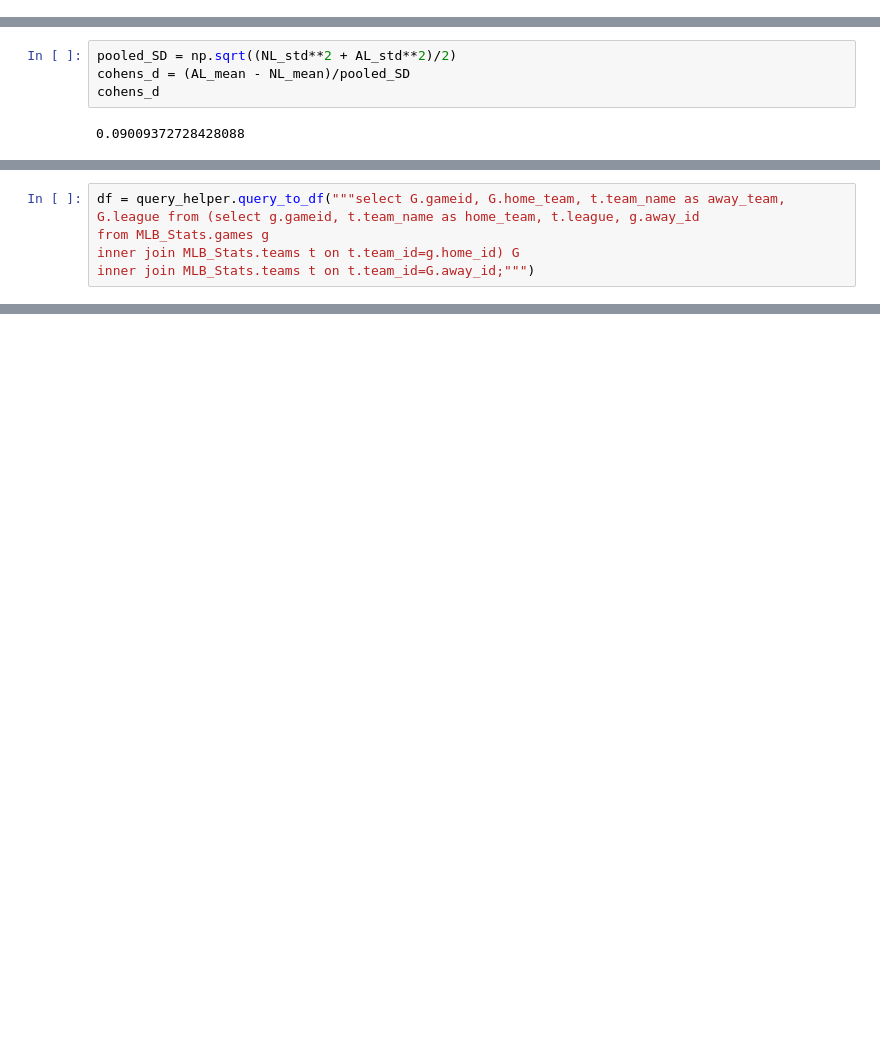
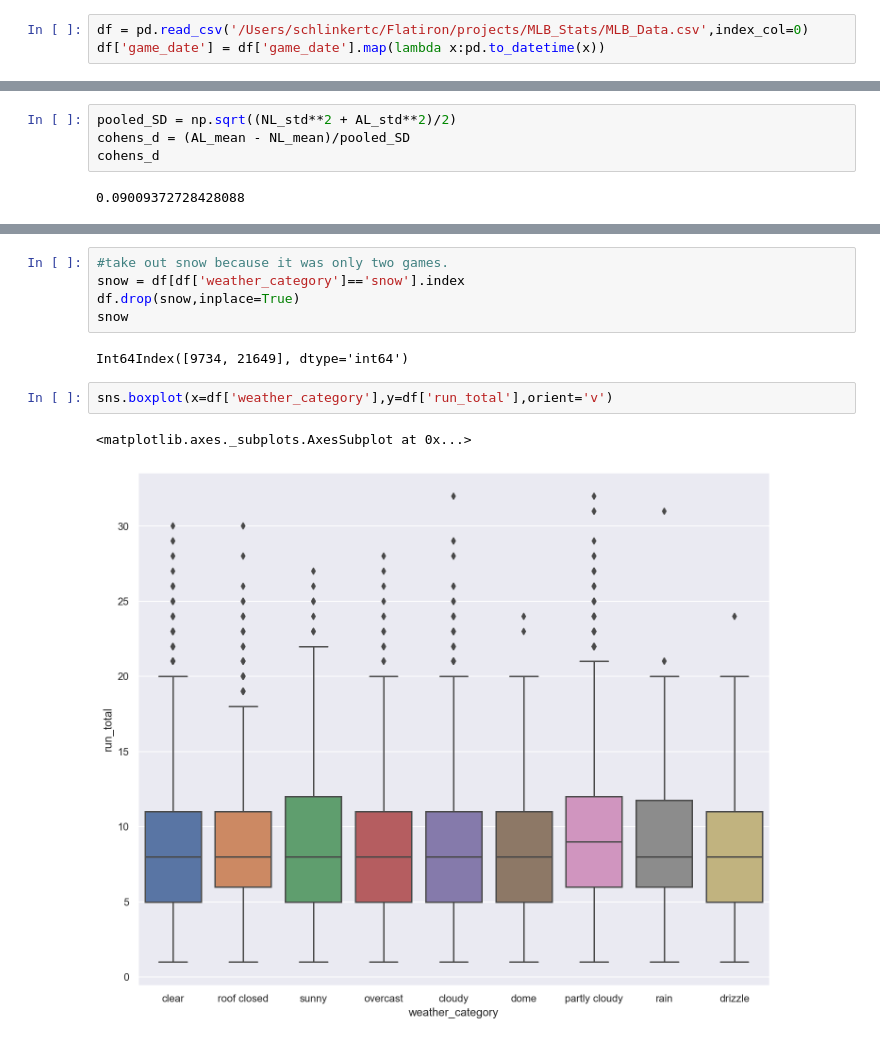
Before and after one commit to schlinkertc/MLB_Stats, a Jupyter notebook: analysis.ipynb, the cells around one changed output, grey strips where cells are left out. Drawn from its saved outputs; the diff is of its cells as text; blank space fills up the shorter version.

```diff
--- a/analysis.ipynb
+++ b/analysis.ipynb
@@ -48,0 +21,3 @@ inner join teams t on t.team_id=A.home_id;""")
+# %%
+df = pd.read_csv('/Users/schlinkertc/Flatiron/projects/MLB_Stats/MLB_Data.csv',index_col=0)
+df['game_date'] = df['game_date'].map(lambda x:pd.to_datetime(x))
@@ -280,5 +161,0 @@ df_temp['temp_group'] = df['temp']
-# %%
-df = query_helper.query_to_df("""select G.gameid, G.home_team, t.team_name as away_team, G.league from (select g.gameid, t.team_name as home_team, t.league, g.away_id
-from MLB_Stats.games g
-inner join MLB_Stats.teams t on t.team_id=g.home_id) G
-inner join MLB_Stats.teams t on t.team_id=G.away_id;""")
@@ -411,0 +166,12 @@ Residual       502619.720740  26280.0        NaN            NaN
+# %%
+#take out snow because it was only two games.
+snow = df[df['weather_category']=='snow'].index
+df.drop(snow,inplace=True)
+snow
+# %% [output]
+Int64Index([9734, 21649], dtype='int64')
+# %%
+sns.boxplot(x=df['weather_category'],y=df['run_total'],orient='v')
+# %% [output]
+<matplotlib.axes._subplots.AxesSubplot at 0x...>
+[figure, added]
```
Also changed, not shown: parts of 78 cells of this notebook, 1 other file.
